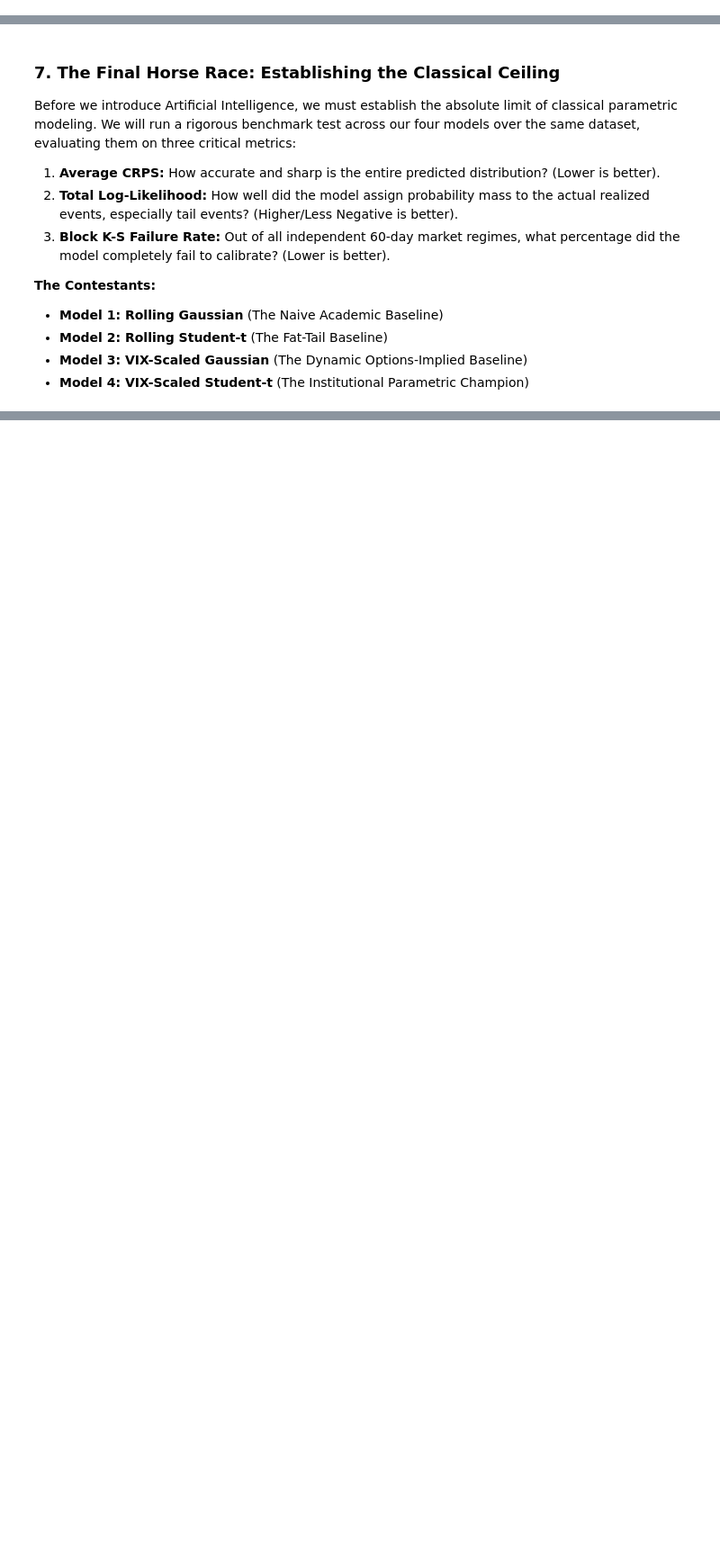
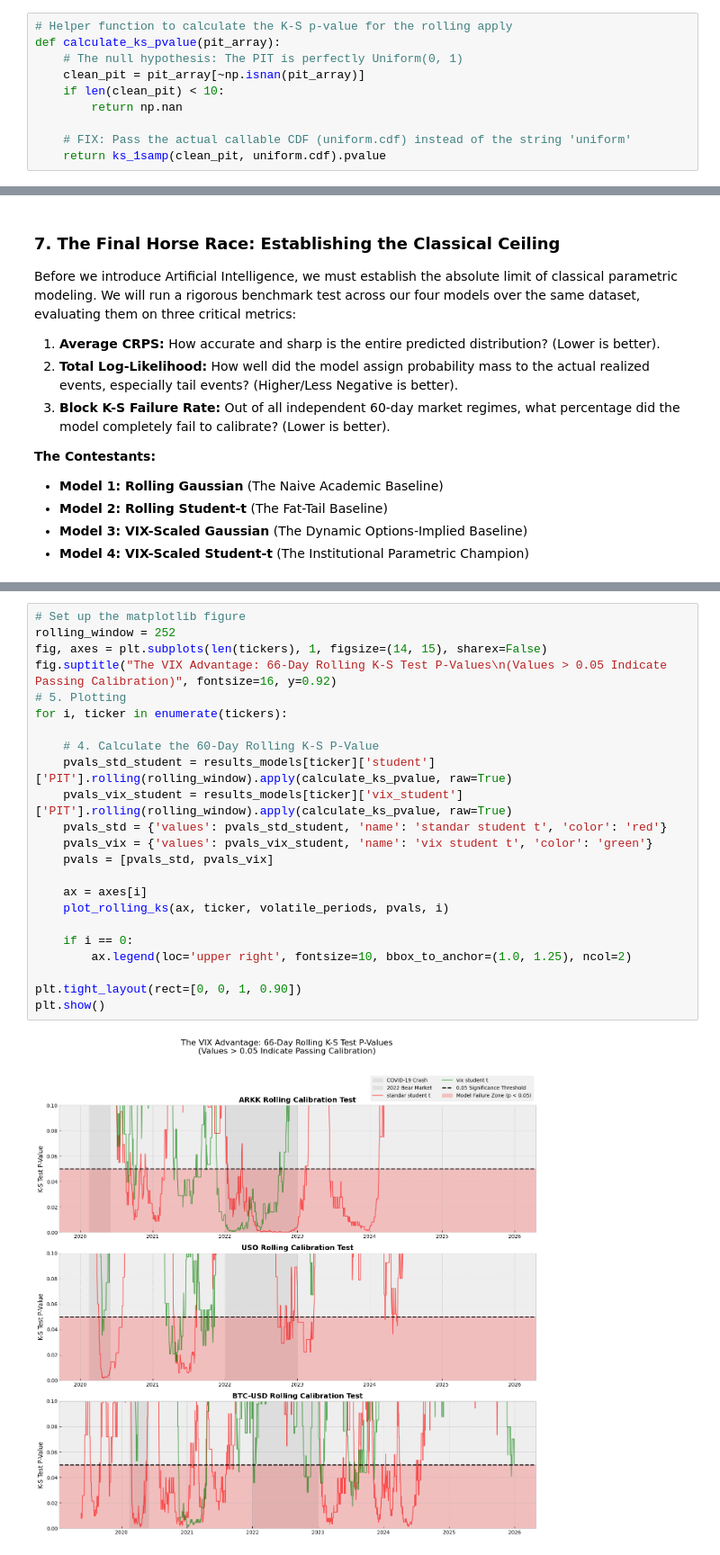
Before and after one commit to amacias-afma/quant-ai-lab, a Jupyter notebook: 02_density_forecasting/notebooks/02_the_illusion_of_averages.ipynb, the cells around one changed output, grey strips where cells are left out. Shown at 90% size. Drawn from its saved outputs; the diff is of its cells as text; blank space fills up the shorter version.

```diff
--- a/02_density_forecasting/notebooks/02_the_illusion_of_averages.ipynb
+++ b/02_density_forecasting/notebooks/02_the_illusion_of_averages.ipynb
@@ -455,0 +312,10 @@ Once $\beta^*$ is dynamically learned from the rolling window, it is applied to
+# %%
+# Helper function to calculate the K-S p-value for the rolling apply
+def calculate_ks_pvalue(pit_array):
+    # The null hypothesis: The PIT is perfectly Uniform(0, 1)
+    clean_pit = pit_array[~np.isnan(pit_array)]
+    if len(clean_pit) < 10:
+        return np.nan
+
+    # FIX: Pass the actual callable CDF (uniform.cdf) instead of the string 'uniform'
+    return ks_1samp(clean_pit, uniform.cdf).pvalue
@@ -473,0 +396,25 @@ Before we introduce Artificial Intelligence, we must establish the absolute limi
+# %%
+# Set up the matplotlib figure
+rolling_window = 252
+fig, axes = plt.subplots(len(tickers), 1, figsize=(14, 15), sharex=False)
+fig.suptitle("The VIX Advantage: 66-Day Rolling K-S Test P-Values\n(Values > 0.05 Indicate Passing Calibration)", fontsize=16, y=0.92)
+# 5. Plotting
+for i, ticker in enumerate(tickers):
+
+    # 4. Calculate the 60-Day Rolling K-S P-Value
+    pvals_std_student = results_models[ticker]['student']['PIT'].rolling(rolling_window).apply(calculate_ks_pvalue, raw=True)
+    pvals_vix_student = results_models[ticker]['vix_student']['PIT'].rolling(rolling_window).apply(calculate_ks_pvalue, raw=True)
+    pvals_std = {'values': pvals_std_student, 'name': 'standar student t', 'color': 'red'}
+    pvals_vix = {'values': pvals_vix_student, 'name': 'vix student t', 'color': 'green'}
+    pvals = [pvals_std, pvals_vix]
+
+    ax = axes[i]
+    plot_rolling_ks(ax, ticker, volatile_periods, pvals, i)
+
+    if i == 0:
+        ax.legend(loc='upper right', fontsize=10, bbox_to_anchor=(1.0, 1.25), ncol=2)
+
+plt.tight_layout(rect=[0, 0, 1, 0.90])
+plt.show()
+# %% [output]
+[figure, added]
```
Also changed, not shown: parts of 46 cells of this notebook, 3 other files.
